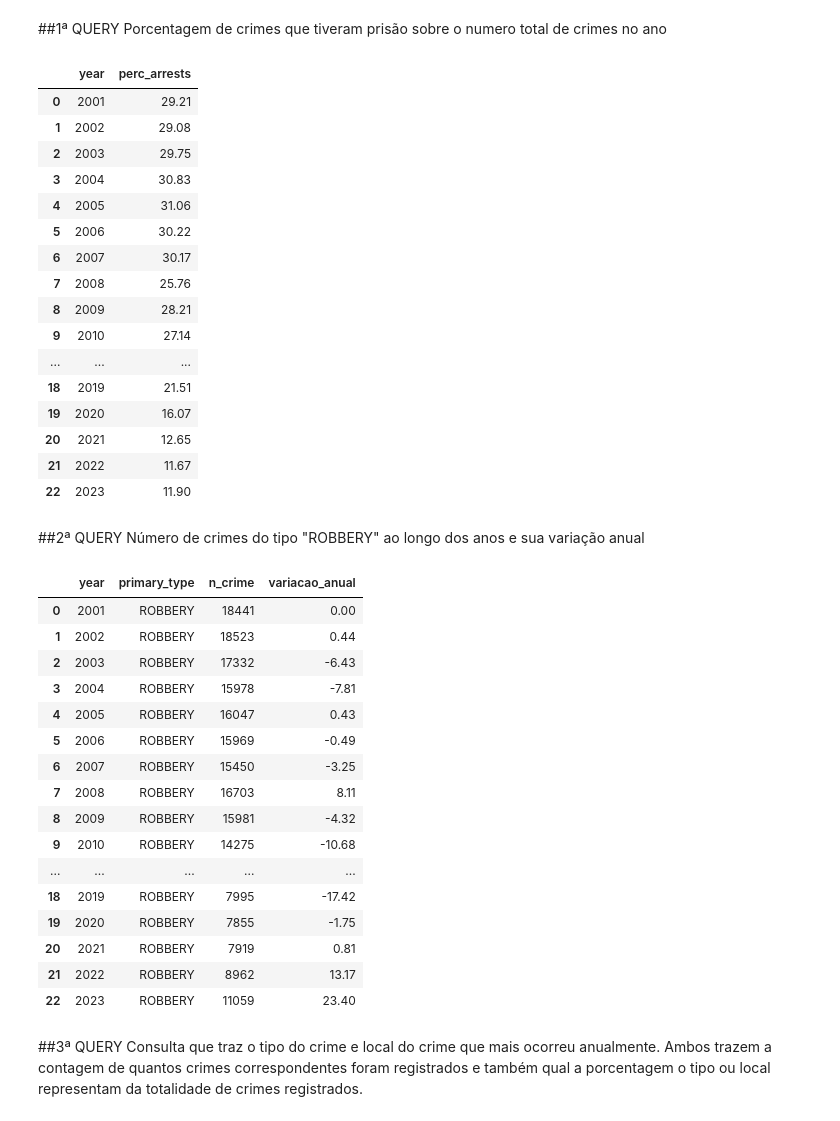
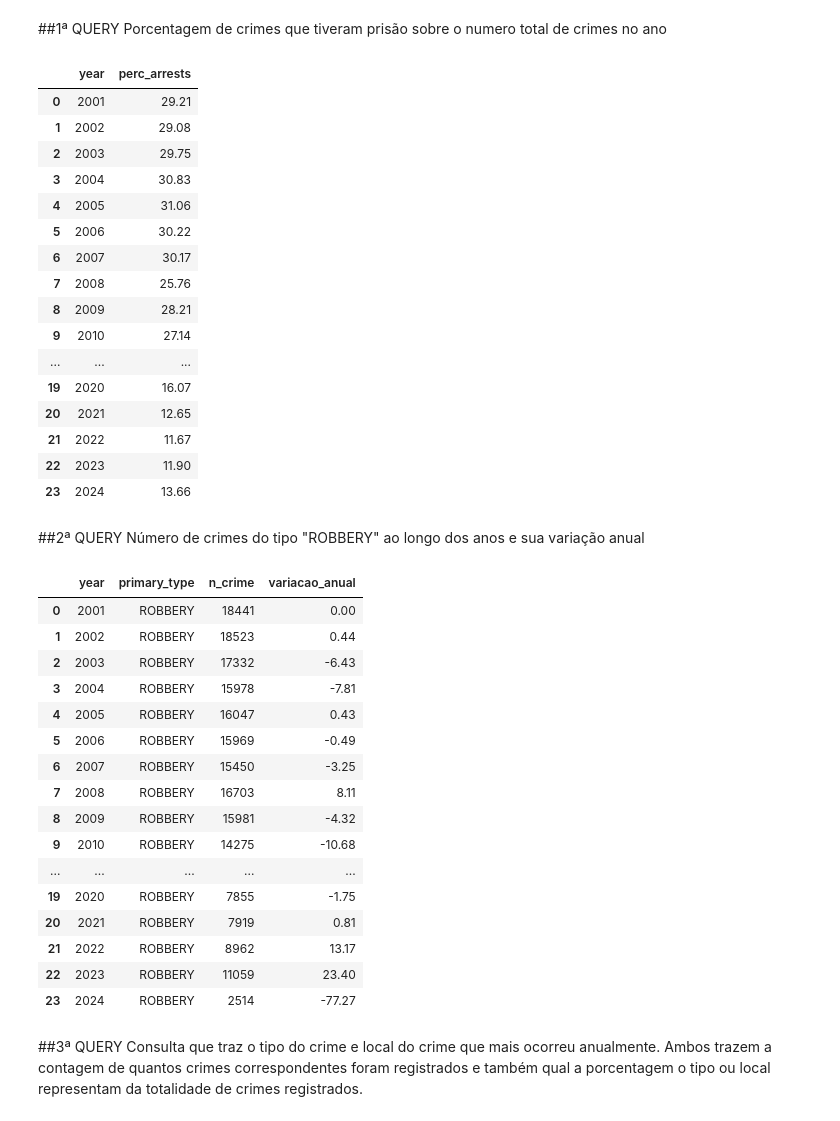
Before and after one commit to yfaleiro/Queries_ChicagoCrime, a Jupyter notebook: SQL_chicagoCrime.ipynb, the cells around one changed output. Saved outputs shown, nothing was run; the diff lists cells and outputs as text; code cells hidden in the pictures.

```diff
--- a/SQL_chicagoCrime.ipynb
+++ b/SQL_chicagoCrime.ipynb
@@ -65,7 +66,7 @@ ORDER BY year ASC;
 """
 df_arrests = client.query(sql).to_dataframe()
 
-df_arrests.head(23)
+df_arrests.head(24)
 # %% [output]
 |  | year | perc_arrests |
 | 0 | 2001 | 29.21 |
@@ -79,11 +80,11 @@ df_arrests.head(23)
 | 8 | 2009 | 28.21 |
 | 9 | 2010 | 27.14 |
 | ... | ... | ... |
-| 18 | 2019 | 21.51 |
 | 19 | 2020 | 16.07 |
 | 20 | 2021 | 12.65 |
 | 21 | 2022 | 11.67 |
 | 22 | 2023 | 11.90 |
+| 23 | 2024 | 13.66 |
 # %% [markdown]
 ##2ª QUERY
 Número de crimes do tipo "ROBBERY" ao longo dos anos e sua variação anual
@@ -105,39 +106,39 @@ ORDER BY
 SELECT
   year,
   primary_type,
   n_crime,
 CASE
   WHEN LAG(n_crime) OVER (ORDER BY year ASC) IS NULL THEN 0
   ELSE ROUND((n_crime - LAG(n_crime) OVER (ORDER BY YEAR ASC))/LAG(n_crime) OVER (ORDER BY YEAR ASC) * 100,2)
 END AS
   variacao_anual
 FROM
   robbery_n
 ORDER BY
   year ASC;
 """
 
 df_robbery = client.query(sql).to_dataframe()
 
-df_robbery.head(23)
+df_robbery.head(24)
 # %% [output]
 |  | year | primary_type | n_crime | variacao_anual |
 | 0 | 2001 | ROBBERY | 18441 | 0.00 |
 | 1 | 2002 | ROBBERY | 18523 | 0.44 |
 | 2 | 2003 | ROBBERY | 17332 | -6.43 |
 | 3 | 2004 | ROBBERY | 15978 | -7.81 |
 | 4 | 2005 | ROBBERY | 16047 | 0.43 |
 | 5 | 2006 | ROBBERY | 15969 | -0.49 |
 | 6 | 2007 | ROBBERY | 15450 | -3.25 |
 | 7 | 2008 | ROBBERY | 16703 | 8.11 |
 | 8 | 2009 | ROBBERY | 15981 | -4.32 |
 | 9 | 2010 | ROBBERY | 14275 | -10.68 |
 | ... | ... | ... | ... | ... |
-| 18 | 2019 | ROBBERY | 7995 | -17.42 |
 | 19 | 2020 | ROBBERY | 7855 | -1.75 |
 | 20 | 2021 | ROBBERY | 7919 | 0.81 |
 | 21 | 2022 | ROBBERY | 8962 | 13.17 |
 | 22 | 2023 | ROBBERY | 11059 | 23.40 |
+| 23 | 2024 | ROBBERY | 2514 | -77.27 |
 # %% [markdown]
 ##3ª QUERY
 Consulta que traz o tipo do crime e local do crime que mais ocorreu anualmente.
```
Also changed, not shown: parts of 3 cells of this notebook.
